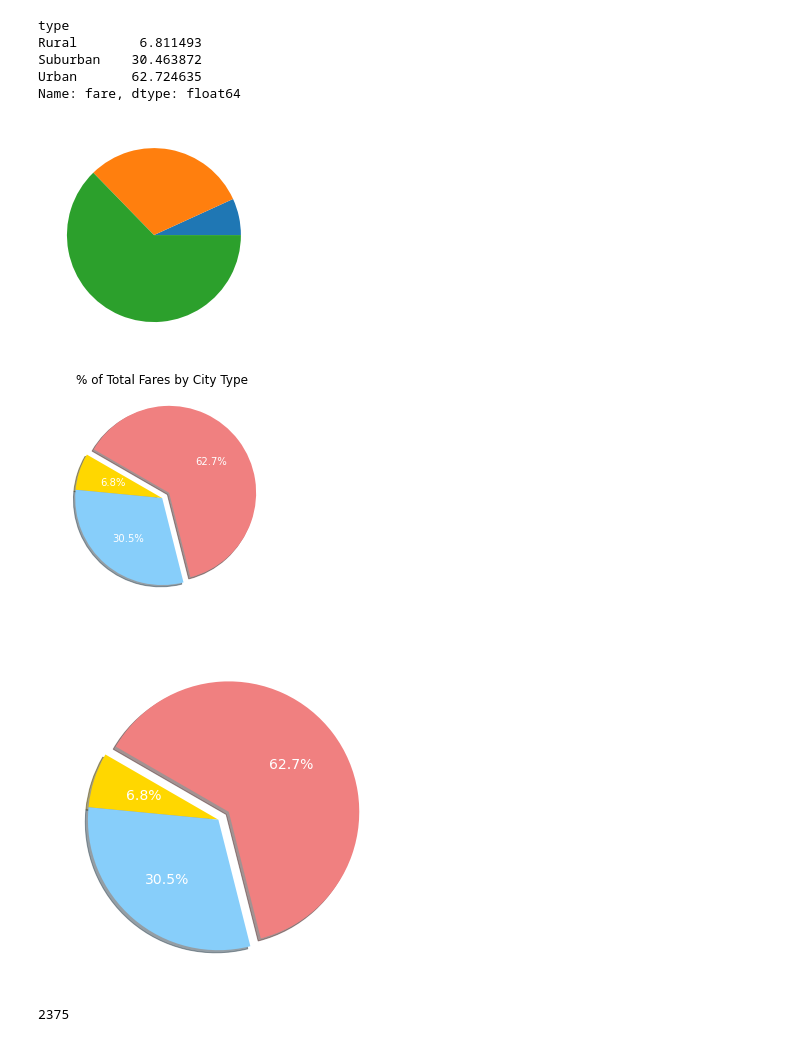
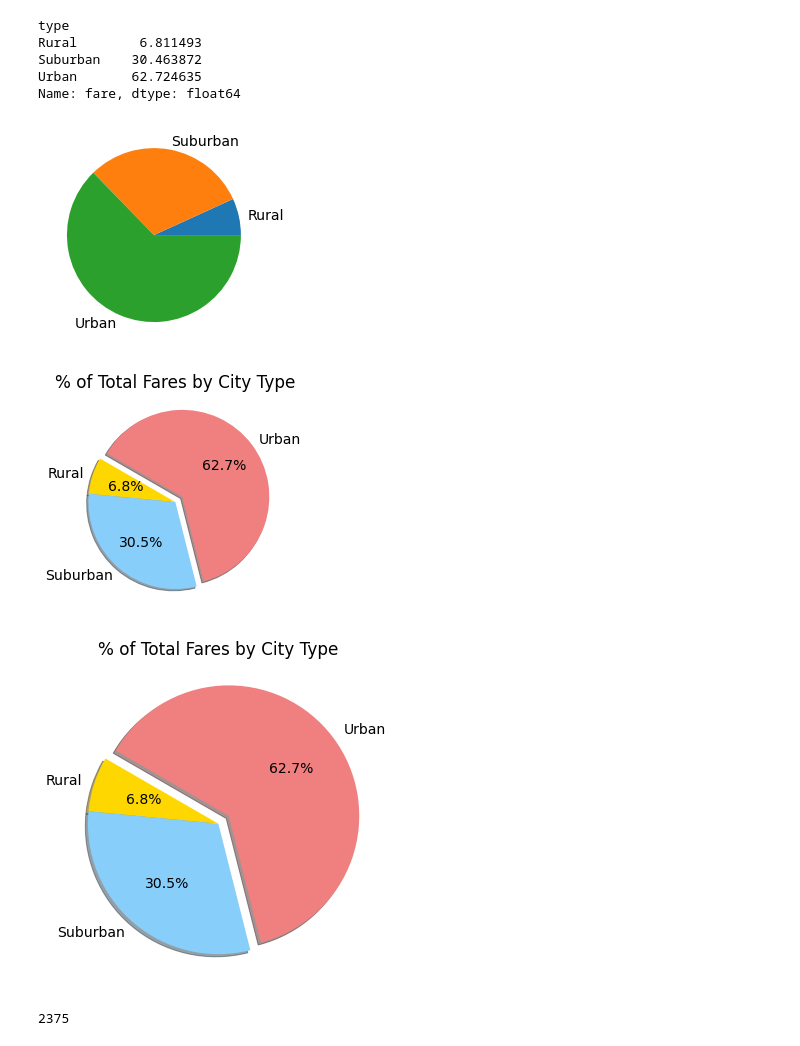
Before and after one commit to jnorman74/PyBer_Analysis, a Jupyter notebook: PyBer.ipynb, the cells around one changed output. Cells and saved outputs as stored; diff of their text form; code cells hidden in the pictures.

```diff
--- a/PyBer.ipynb
+++ b/PyBer.ipynb
@@ -831,10 +831,10 @@ Urban       62.724635
 Name: fare, dtype: float64
 # %%
 # Build the percentage of fares by city type pie chart.
-plt.pie(type_percents, labels=["Rural", "Suburban", "Urban"], textprops={'color':"w"})
+plt.pie(type_percents, labels=["Rural", "Suburban", "Urban"])
 plt.show()
 # %% [output]
-[figure, old version]
+[figure, new version]
 # %%
 # Build the percentage of fares by city type pie chart.
 plt.pie(type_percents,
@@ -842,13 +842,12 @@ plt.pie(type_percents,
     colors=["gold", "lightskyblue", "lightcoral"],
     explode=[0, 0, 0.1],
     autopct='%1.1f%%',
-    textprops={'color':"w"},
     shadow=True, startangle=150)
 plt.title("% of Total Fares by City Type")
 # Show Figure
 plt.show()
 # %% [output]
-[figure, old version]
+[figure, new version]
 # %%
 # Import mpl to change the plot configurations using rcParams.
 import matplotlib as mpl
@@ -859,9 +858,8 @@ plt.pie(type_percents,
     colors=["gold", "lightskyblue", "lightcoral"],
     explode=[0, 0, 0.1],
     autopct='%1.1f%%',
-    textprops={'color':"w"},
     shadow=True, startangle=150)
-plt.title("% of Total Fares by City Type", color="white")
+plt.title("% of Total Fares by City Type")
 # Change the default font size from 10 to 14.
 mpl.rcParams['font.size'] = 14
 # Save Figure
@@ -869,7 +867,7 @@ plt.savefig("analysis/Fig5.png")
 # Show Figure
 plt.show()
 # %% [output]
-[figure, old version]
+[figure, new version]
 # %%
 pyber_data_df["ride_id"].count()
 # %% [output]
```
Also changed, not shown: parts of 2 cells of this notebook, 3 other files.
